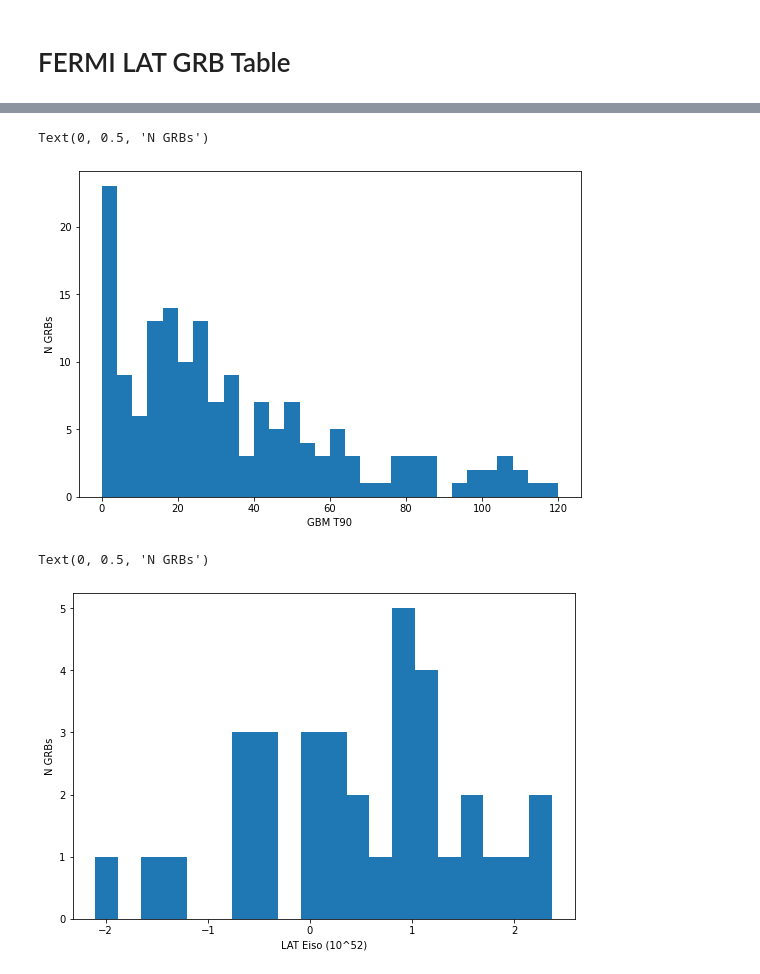
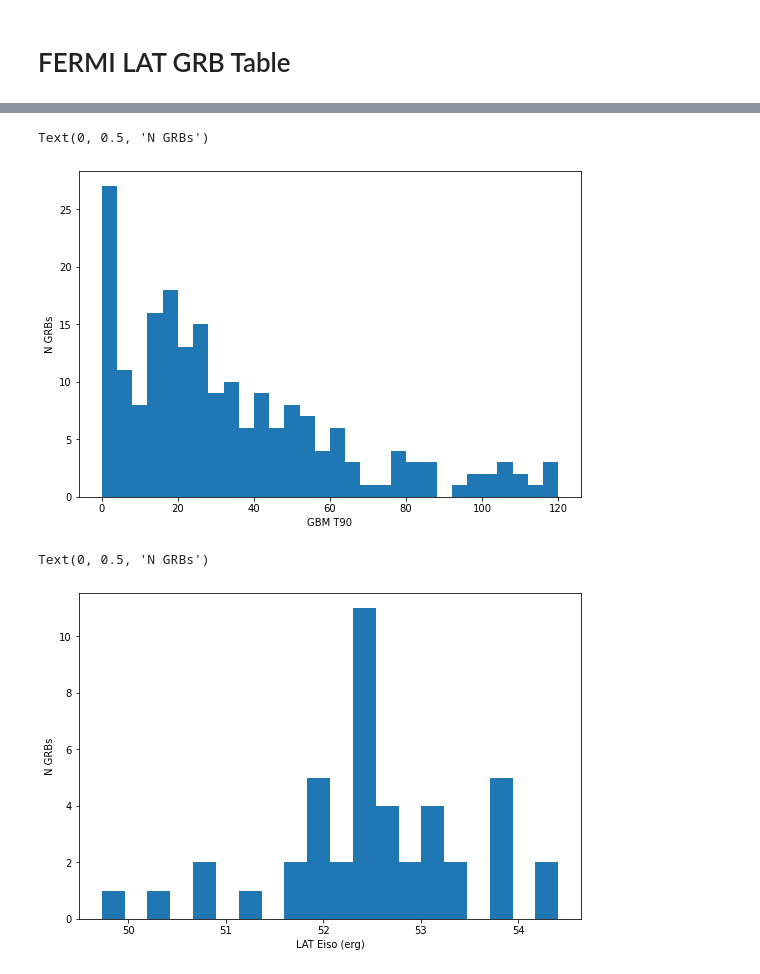
Before and after one commit to LSSTDESC/grb_orphan_afterglows, a Jupyter notebook: notebooks/read_grb_tables.ipynb, the cells around one changed output, grey strips where cells are left out. Saved outputs shown, nothing was run; the diff lists cells and outputs as text; code cells hidden in the pictures.

Commit message:
new Fermi LAT Table

```diff
--- a/notebooks/read_grb_tables.ipynb
+++ b/notebooks/read_grb_tables.ipynb
@@ -165,8 +165,8 @@ Text(0, 0.5, 'N GRBs')
 # %% [markdown]
 # FERMI LAT GRB Table
 # %%
-fermi = "/home/bregeon/Rubin/FINK/orphans/data/Fermi_LAT_GRB_Catalog.fits"
+fermi_table = "../data/Fermi_LAT_GRB_table_21042022.fits"
 # %%
-hdul = fits.open(fermi)
+hdul = fits.open(fermi_table)
 hdul.info()
 # %% [output]
@@ -206,19 +206,19 @@ Text(0, 0.5, 'N GRBs')
 # %%
-lat_t90 = hdul[1].data['GBMT90']
+lat_t90 = hdul[1].data['GBM_CAT_T90']
 good_lat_t90 = lat_t90[lat_t90>0]
 plt.hist(good_lat_t90, bins=30, range=[0, 120])
 plt.xlabel('GBM T90')
 plt.ylabel("N GRBs")
 # %% [output]
 Text(0, 0.5, 'N GRBs')
-[figure, old version]
+[figure, new version]
 # %%
-lat_Eiso = hdul[1].data['LIKE_LAT_EISO52_RF']
+lat_Eiso = hdul[1].data['LIKE_BEST_EISO_RF']
 good_lat_Eiso = lat_Eiso[lat_Eiso>0]
 plt.hist(np.log10(good_lat_Eiso), bins=20)
-plt.xlabel('LAT Eiso (10^52)')
+plt.xlabel('LAT Eiso (erg)')
 plt.ylabel('N GRBs')
 # %% [output]
 Text(0, 0.5, 'N GRBs')
-[figure, old version]
+[figure, new version]
 # %%
```
Also changed, not shown: parts of 6 cells of this notebook, 1 other file.
